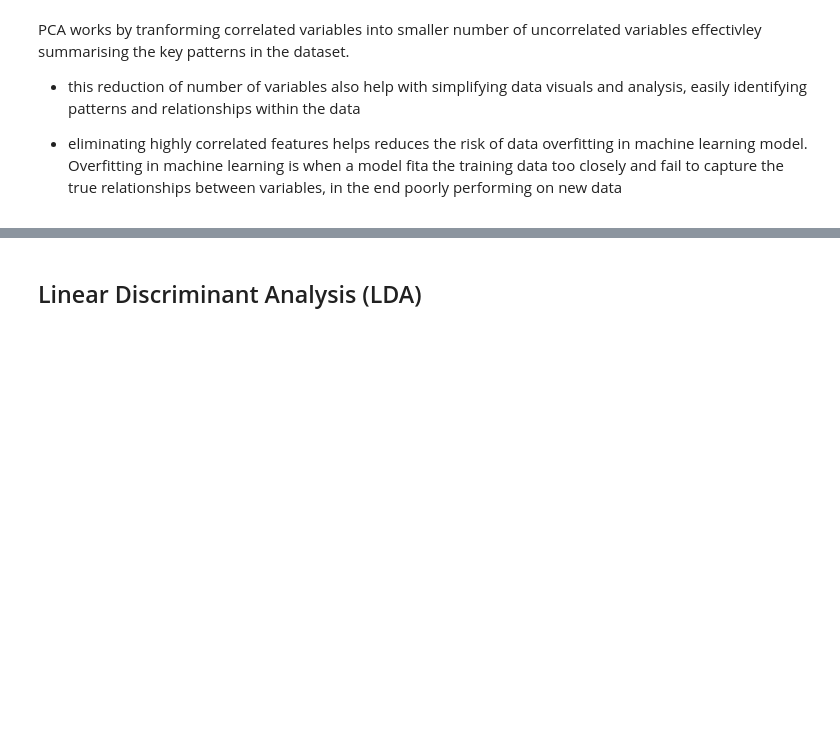
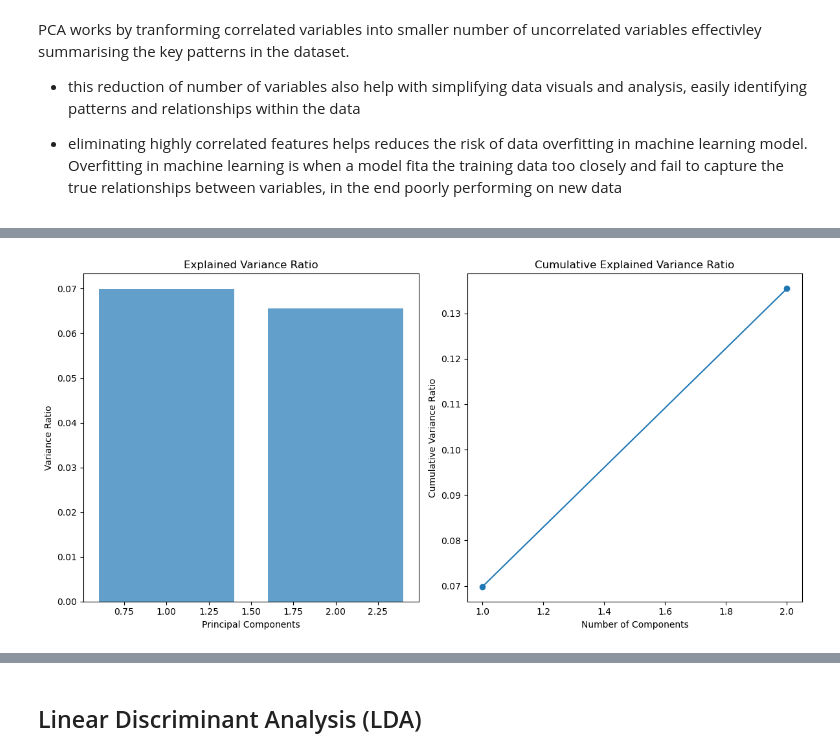
Before and after one commit to pardmanjera/PardonManjera_sba23346_Lvl8_CA2_Integrated, a Jupyter notebook: job_satisfaction_prediction.ipynb, the cells around one changed output, grey strips where cells are left out. Drawn from its saved outputs; the diff is of its cells as text; code cells hidden in the pictures; blank space fills up the shorter version.

```diff
--- a/job_satisfaction_prediction.ipynb
+++ b/job_satisfaction_prediction.ipynb
@@ -854,7 +869,3 @@ X = df_scaled.drop(columns = ['job'])
 # %%
 from sklearn.decomposition import PCA
-
-pca = PCA().fit(X)
-plt.plot(np.cumsum(pca.explained_variance_ratio_))
-plt.xlabel('number of components')
-plt.ylabel('cumulative explained variance');
+from sklearn.preprocessing import StandardScaler
@@ -888,0 +872,79 @@ plt.show()
+# %%
+def apply_pca(X, num_components=None):
+    """
+    Apply Principal Component Analysis (PCA) to the input data.
+
+    Parameters:
+    - X: Input data.
+    - num_components: Number of components to keep (default is None, which keeps all components).
+
+    Returns:
+    - X_pca: Transformed data after PCA.
+    - pca: PCA model.
+    """
+
+    scaler = StandardScaler()
+    X_scaled = scaler.fit_transform(X)
+
+
+    pca = PCA(n_components=num_components)
+    X_pca = pca.fit_transform(X_scaled)
+
+    return X_pca, pca
+
+def plot_pca_variance(pca):
+    """
+    Plot the explained variance ratio and cumulative explained variance ratio for PCA.
+
+    Parameters:
+    - pca: PCA model.
+    """
+    exp_var_ratio = pca.explained_variance_ratio_
+    cumu_var_ratio = np.cumsum(exp_var_ratio)
+
+    plt.figure(figsize=(12, 6))
+    plt.subplot(1, 2, 1)
+    plt.bar(range(1, len(exp_var_ratio) + 1), exp_var_ratio, alpha=0.7)
+    plt.title('Explained Variance Ratio')
+    plt.xlabel('Principal Components')
+    plt.ylabel('Variance Ratio')
+
+    plt.subplot(1, 2, 2)
+    plt.plot(range(1, len(cumu_var_ratio) + 1), cumu_var_ratio, marker='o')
+    plt.title('Cumulative Explained Variance Ratio')
+    plt.xlabel('Number of Components')
+    plt.ylabel('Cumulative Variance Ratio')
+
+    plt.tight_layout()
+    plt.show()
+
+
+    for i, ratio in enumerate(cumu_var_ratio):
+        print(f"Principal Component {i+1}: Cumulative Explained Variance = {ratio:.4f}")
+
+def plot_feature_loadings(pca, features, num_features=10):
+    """
+    Plot the loadings of the top features for the first two principal components.
+
+    Parameters:
+    - pca: PCA model.
+    - features: List of feature names.
+    - num_features: Number of top features to display (default is 10).
+    """
+    loadings = pca.components_[:2, :]
+
+    plt.figure(figsize=(10, 6))
+    sns.heatmap(loadings[:, :num_features], annot=True, cmap='coolwarm', xticklabels=features[:num_features], yticklabels=[f'PC1', 'PC2'])
+    plt.title('Top Feature Loadings for PC1 and PC2')
+    plt.show()
+
+
+y = df_scaled['job']
+X = df_scaled.drop(columns=['job'])
+feature_names = X.columns
+
+X_pca, pca_model = apply_pca(X, num_components=2)
+plot_pca_variance(pca_model)
+plot_feature_loadings(pca_model, feature_names)
+# %% [output]
+[figure, added]
```
Also changed, not shown: parts of 20 cells of this notebook.
